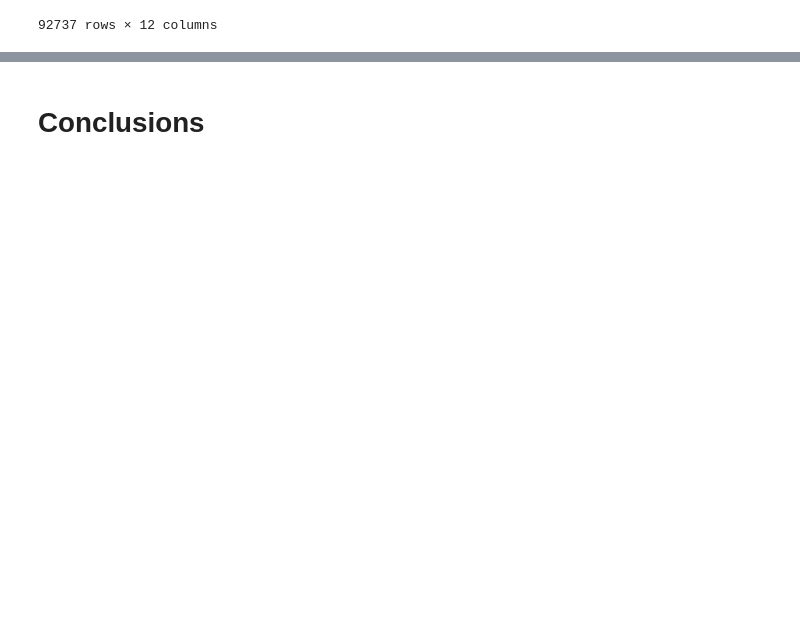
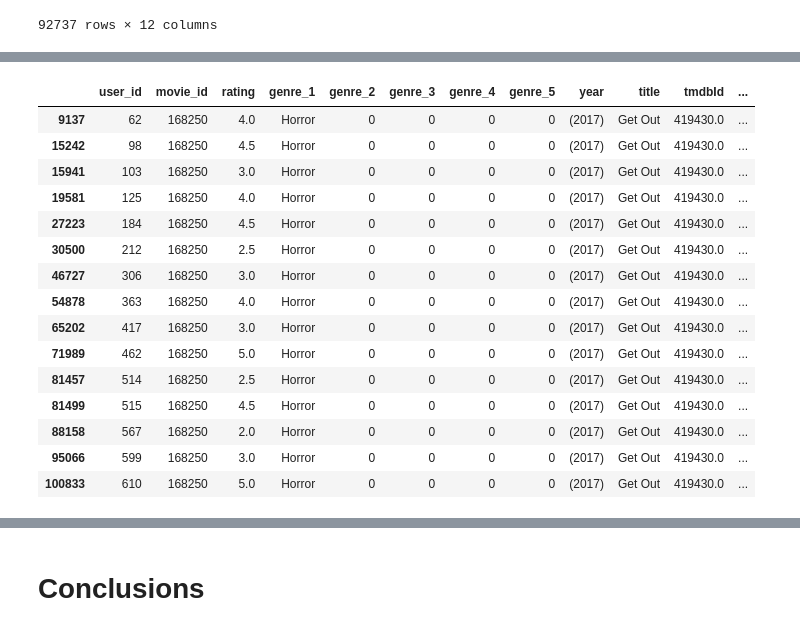
Before and after one commit to stephcia/movie-recommendation-system, a Jupyter notebook: stephanie_cleaning_2.ipynb, the cells around one changed output, grey strips where cells are left out. Saved outputs shown, nothing was run; the diff lists cells and outputs as text; code cells hidden in the pictures; blank space fills up the shorter version.

```diff
--- a/stephanie_cleaning_2.ipynb
+++ b/stephanie_cleaning_2.ipynb
@@ -1090,0 +1122,3 @@ movie_df.loc[movie_df['Average_rating'].isna()]
+# %%
+movie_df['Average_rating'] = movie_df.groupby('movie_id')['rating'].mean()
+movie_df.info()
@@ -1090,0 +1145,19 @@ movie_df.loc[movie_df['Average_rating'].isna()]
+# %%
+movie_df.loc[movie_df['movie_id'] == 168250]
+# %% [output]
+|  | user_id | movie_id | rating | genre_1 | genre_2 | genre_3 | genre_4 | genre_5 | year | title | tmdbId | ... |
+| 9137 | 62 | 168250 | 4.0 | Horror | 0 | 0 | 0 | 0 | (2017) | Get Out | 419430.0 | ... |
+| 15242 | 98 | 168250 | 4.5 | Horror | 0 | 0 | 0 | 0 | (2017) | Get Out | 419430.0 | ... |
+| 15941 | 103 | 168250 | 3.0 | Horror | 0 | 0 | 0 | 0 | (2017) | Get Out | 419430.0 | ... |
+| 19581 | 125 | 168250 | 4.0 | Horror | 0 | 0 | 0 | 0 | (2017) | Get Out | 419430.0 | ... |
+| 27223 | 184 | 168250 | 4.5 | Horror | 0 | 0 | 0 | 0 | (2017) | Get Out | 419430.0 | ... |
+| 30500 | 212 | 168250 | 2.5 | Horror | 0 | 0 | 0 | 0 | (2017) | Get Out | 419430.0 | ... |
+| 46727 | 306 | 168250 | 3.0 | Horror | 0 | 0 | 0 | 0 | (2017) | Get Out | 419430.0 | ... |
+| 54878 | 363 | 168250 | 4.0 | Horror | 0 | 0 | 0 | 0 | (2017) | Get Out | 419430.0 | ... |
+| 65202 | 417 | 168250 | 3.0 | Horror | 0 | 0 | 0 | 0 | (2017) | Get Out | 419430.0 | ... |
+| 71989 | 462 | 168250 | 5.0 | Horror | 0 | 0 | 0 | 0 | (2017) | Get Out | 419430.0 | ... |
+| 81457 | 514 | 168250 | 2.5 | Horror | 0 | 0 | 0 | 0 | (2017) | Get Out | 419430.0 | ... |
+| 81499 | 515 | 168250 | 4.5 | Horror | 0 | 0 | 0 | 0 | (2017) | Get Out | 419430.0 | ... |
+| 88158 | 567 | 168250 | 2.0 | Horror | 0 | 0 | 0 | 0 | (2017) | Get Out | 419430.0 | ... |
+| 95066 | 599 | 168250 | 3.0 | Horror | 0 | 0 | 0 | 0 | (2017) | Get Out | 419430.0 | ... |
+| 100833 | 610 | 168250 | 5.0 | Horror | 0 | 0 | 0 | 0 | (2017) | Get Out | 419430.0 | ... |
```
Also changed, not shown: parts of 19 cells of this notebook.
